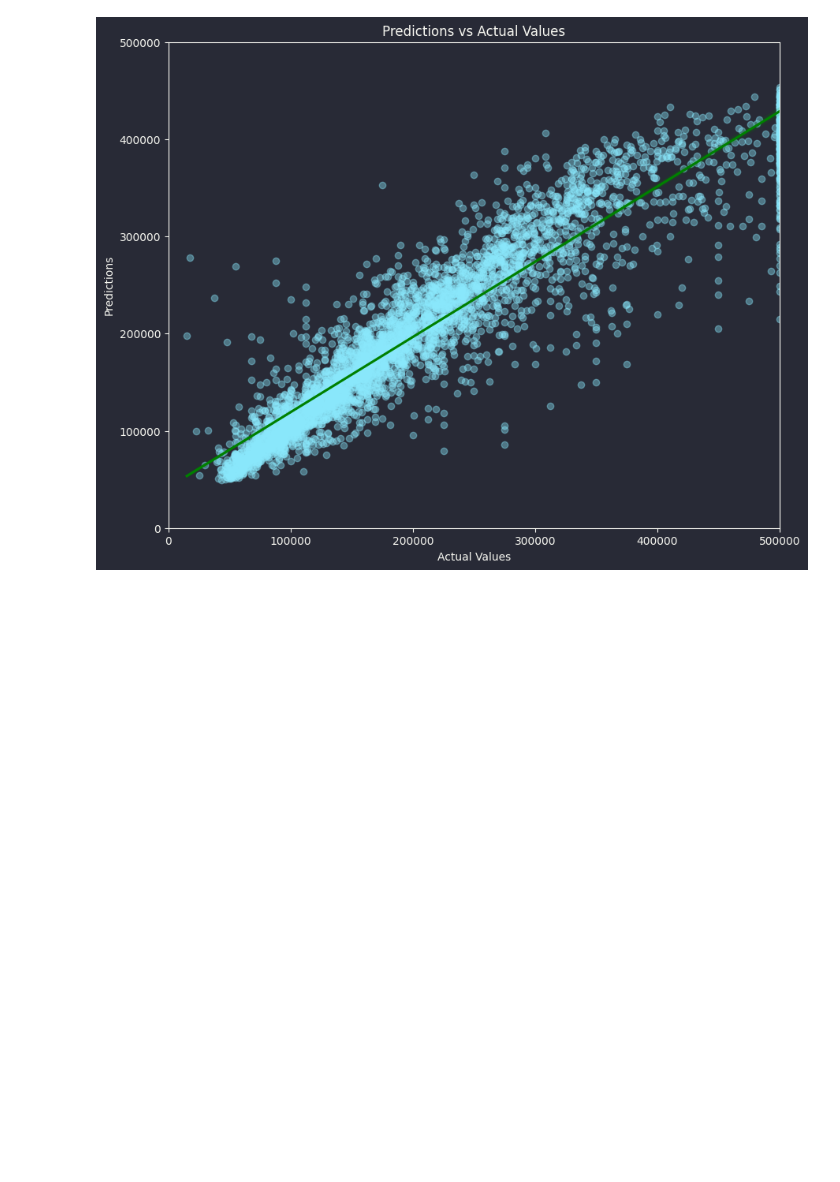
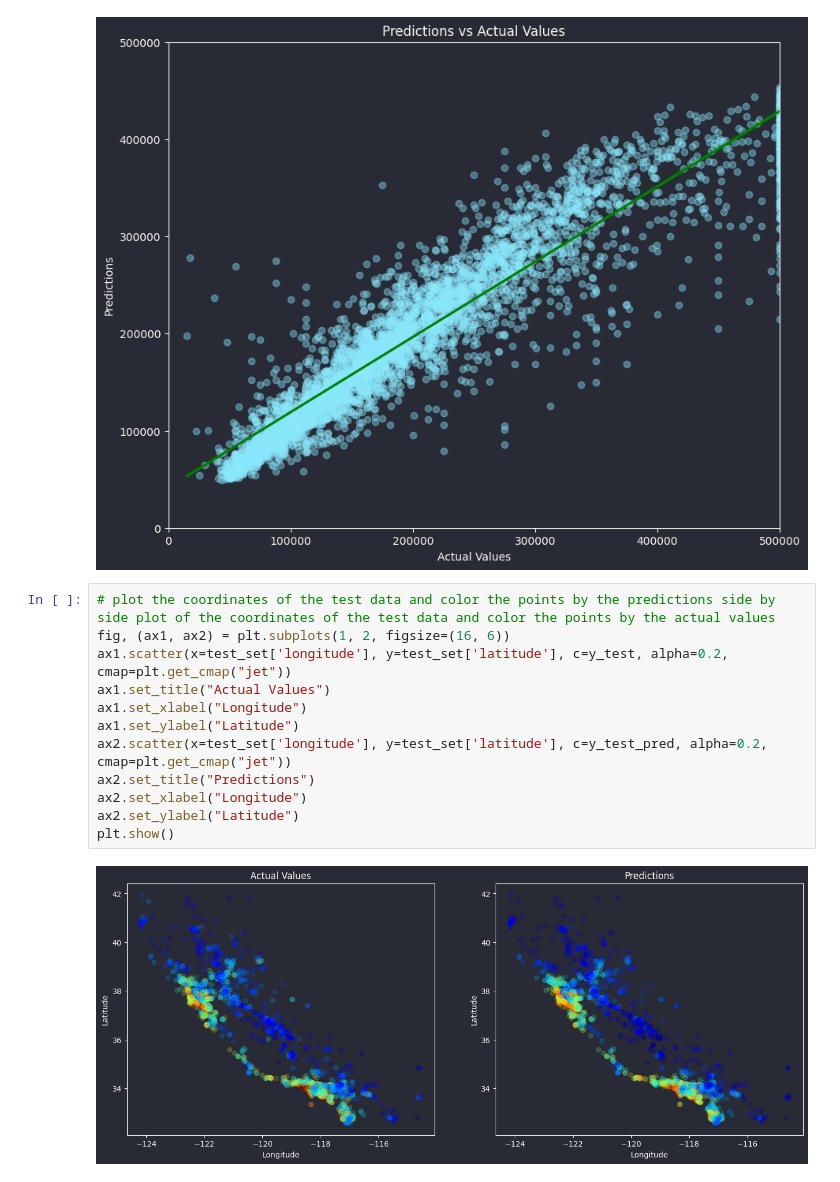
Before and after one commit to NickMarini/data-science, a Jupyter notebook: notebooks/california_housing.ipynb, the cells around one changed output. Cells and saved outputs as stored; diff of their text form; blank space fills up the shorter version.

```diff
--- a/notebooks/california_housing.ipynb
+++ b/notebooks/california_housing.ipynb
@@ -1059,4 +1058,18 @@ plt.title("Predictions vs Actual Values")
 plt.show()
 # %% [output]
 [figure]
+# %%
+# plot the coordinates of the test data and color the points by the predictions side by side plot of the coordinates of the test data and color the points by the actual values
+fig, (ax1, ax2) = plt.subplots(1, 2, figsize=(16, 6))
+ax1.scatter(x=test_set['longitude'], y=test_set['latitude'], c=y_test, alpha=0.2, cmap=plt.get_cmap("jet"))
+ax1.set_title("Actual Values")
+ax1.set_xlabel("Longitude")
+ax1.set_ylabel("Latitude")
+ax2.scatter(x=test_set['longitude'], y=test_set['latitude'], c=y_test_pred, alpha=0.2, cmap=plt.get_cmap("jet"))
+ax2.set_title("Predictions")
+ax2.set_xlabel("Longitude")
+ax2.set_ylabel("Latitude")
+plt.show()
+# %% [output]
+[figure, added]
 # %% [markdown]
```
Also changed, not shown: parts of 5 cells of this notebook.
